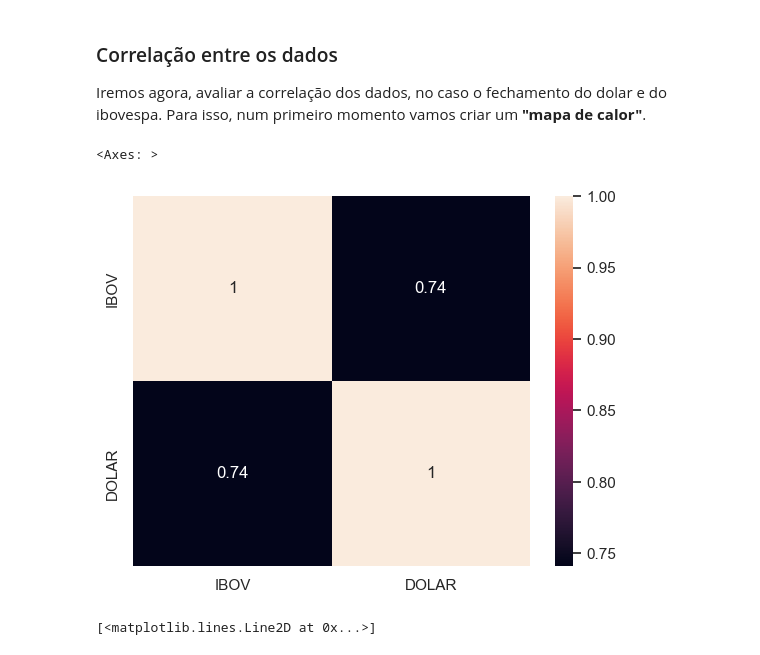
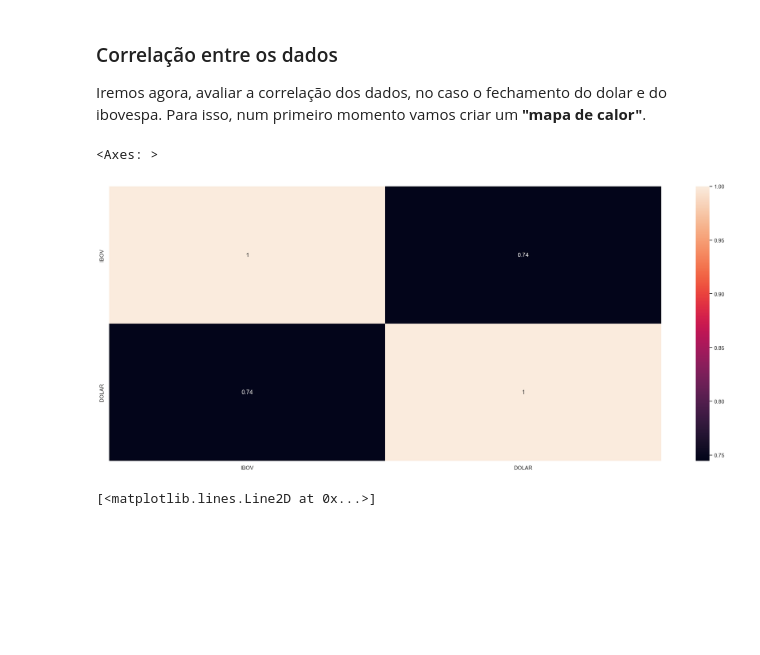
Before and after one commit to FilipeOSilva/ifsc, a Jupyter notebook: APRENDIZADO-DE-MAQUINA/trabalho/finance.ipynb, the cells around one changed output. Drawn from its saved outputs; the diff is of its cells as text; code cells hidden in the pictures; blank space fills up the shorter version.

```diff
--- a/APRENDIZADO-DE-MAQUINA/trabalho/finance.ipynb
+++ b/APRENDIZADO-DE-MAQUINA/trabalho/finance.ipynb
@@ -121,10 +132,11 @@ df_ibov_dolar
 
 Iremos agora, avaliar a correlação dos dados, no caso o fechamento do dolar e do ibovespa. Para isso, num primeiro momento vamos criar um **"mapa de calor"**.
 # %%
+plt.figure(figsize=(25,10))
 sns.heatmap(df_ibov_dolar.corr(), annot=True)
 # %% [output]
 <Axes: >
-[figure, old version]
+[figure, new version]
 # %%
 plt.figure(figsize=(25, 8))
 plt.plot(df_ibov_dolar['DOLAR'], df_ibov_dolar['IBOV'],'o', color='black')
```
Also changed, not shown: parts of 84 cells of this notebook.
